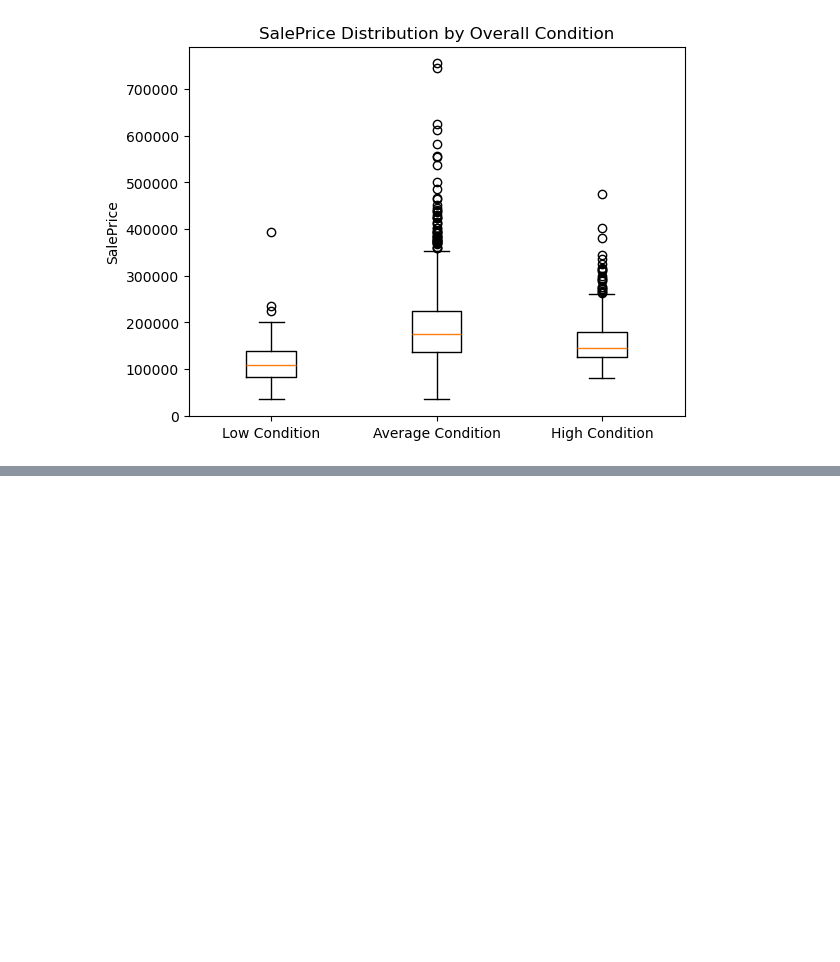
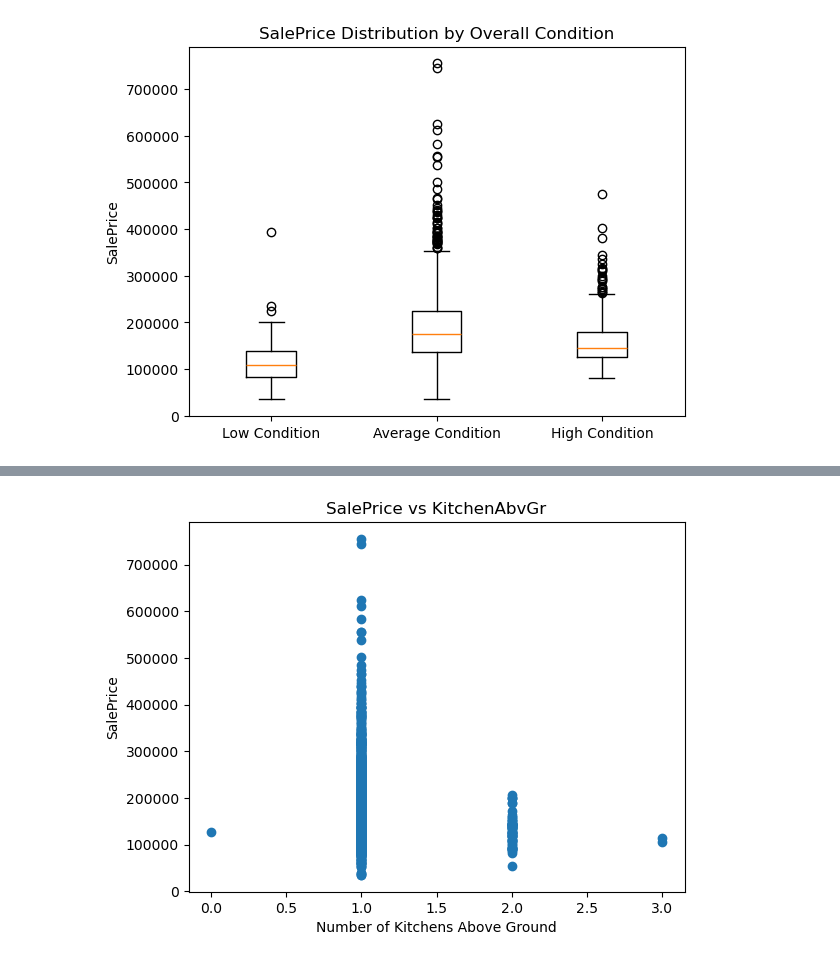
Before and after one commit to Orandifelix/dsc-pandas-eda-lab, a Jupyter notebook: lab.ipynb, the cells around one changed output, grey strips where cells are left out. Drawn from its saved outputs; the diff is of its cells as text; code cells hidden in the pictures; blank space fills up the shorter version.

```diff
--- a/lab.ipynb
+++ b/lab.ipynb
@@ -145,0 +209,8 @@ plt.show()
+# %%
+plt.scatter(df['KitchenAbvGr'], df['SalePrice'])
+plt.xlabel('Number of Kitchens Above Ground')
+plt.ylabel('SalePrice')
+plt.title('SalePrice vs KitchenAbvGr')
+plt.show()
+# %% [output]
+[figure, added]
```
Also changed, not shown: parts of 9 cells of this notebook.
